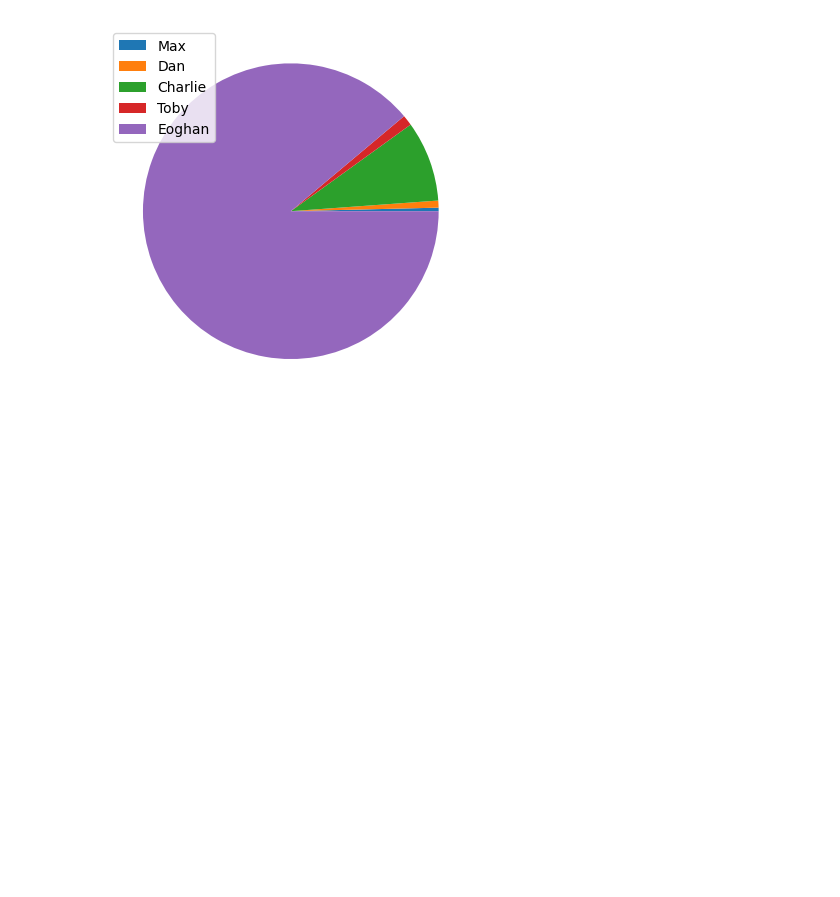
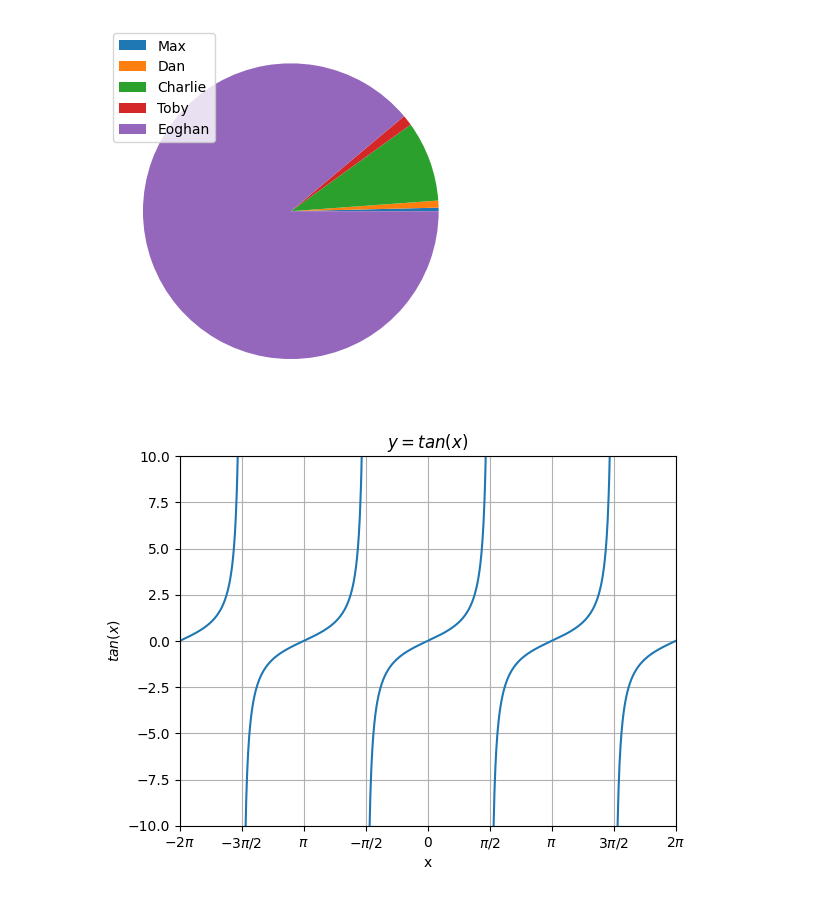
Before and after one commit to Dan1elRobb/JupyterMatPlotLib, a Jupyter notebook: MatplotLib trial.ipynb, the cells around one changed output. Cells and saved outputs as stored; diff of their text form; code cells hidden in the pictures; blank space fills up the shorter version.

Commit message:
finished tan graph - tried animation

```diff
--- a/MatplotLib trial.ipynb
+++ b/MatplotLib trial.ipynb
@@ -79,3 +79,27 @@ ax.pie(data)
 ax.legend(names);
 # %% [output]
 [figure]
+# %%
+import matplotlib.pyplot as plt
+import numpy as np
+x = np.linspace(-2 * np.pi, 2 * np.pi, 1000)
+y = np.tan(x)
+y[:-1][np.diff(y) < 0] = np.nan
+plt.grid()
+
+plt.xlabel("x")
+plt.ylabel("$tan(x)$")
+plt.ylim(-10,10)
+plt.xlim(-2 * np.pi, 2 * np.pi)
+
+
+radian_multiples = [-2, -3/2, -1, -1/2, 0, 1/2, 1, 3/2, 2]
+radians = [n * np.pi for n in radian_multiples]
+radian_labels = ['$-2\pi$', '$-3\pi/2$', '$\pi$', '$-\pi/2$', '0', '$\pi/2$', '$\pi$', '$3\pi/2$', '$2\pi$']
+
+plt.xticks(radians, radian_labels)
+
+plt.title("$y = tan(x)$")
+plt.plot(x, y);
+# %% [output]
+[figure, added]
```
Also changed, not shown: 1 other file.
